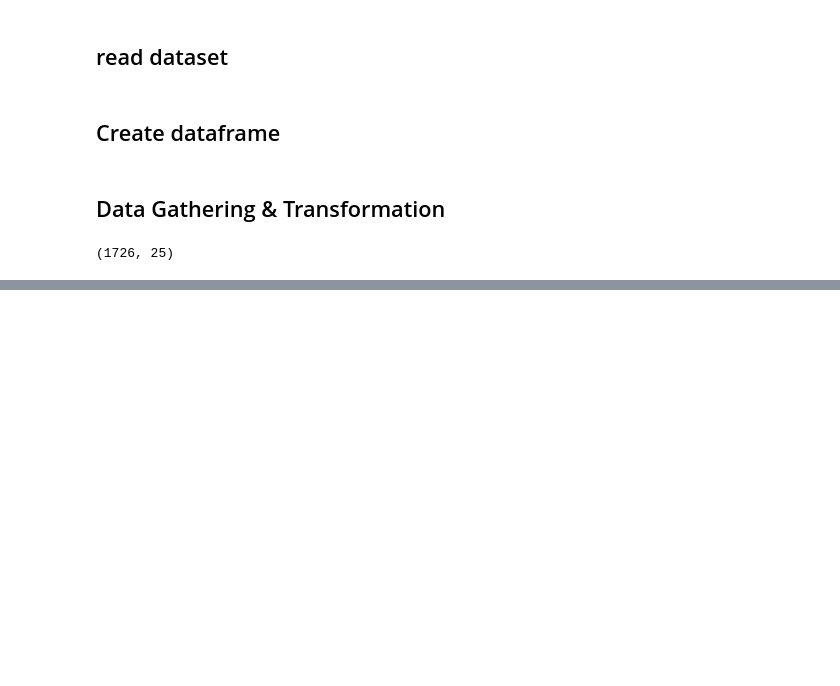
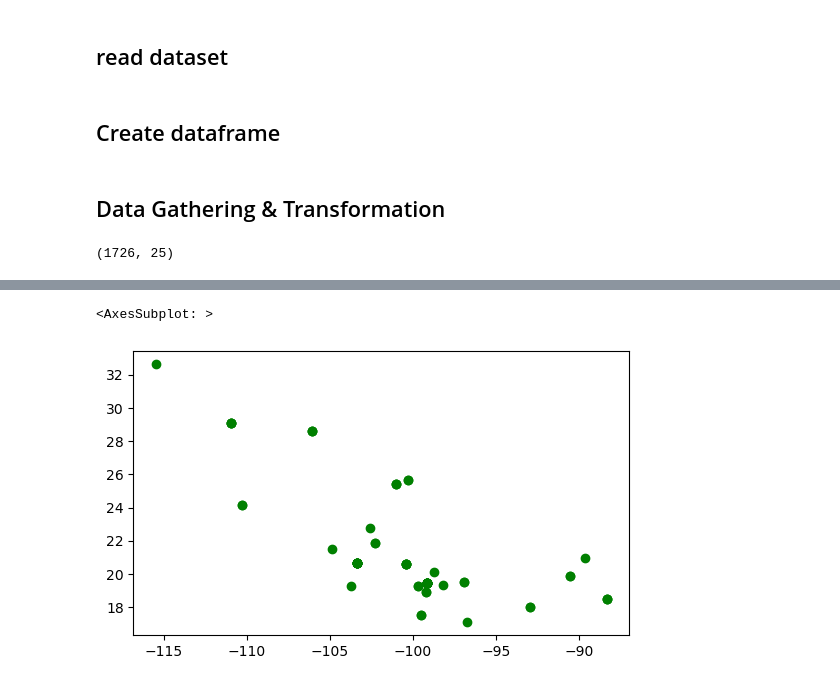
Before and after one commit to r3card0/Twitter-exercise-BI, a Jupyter notebook: Data_Gathering-Transformation.ipynb, the cells around one changed output, grey strips where cells are left out. Saved outputs shown, nothing was run; the diff lists cells and outputs as text; code cells hidden in the pictures; blank space fills up the shorter version.

```diff
--- a/Data_Gathering-Transformation.ipynb
+++ b/Data_Gathering-Transformation.ipynb
@@ -60,0 +52,3 @@ df
+# %%
+# rename column lng
+df = df.rename(columns={'lng':'lon'})
@@ -60,0 +135,6 @@ df
+# %%
+gdf[gdf['country'] == 'Mexico'].plot(color='g')
+#df.plot(color='r')
+# %% [output]
+<AxesSubplot: >
+[figure, added]
```
Also changed, not shown: parts of 25 cells of this notebook.
